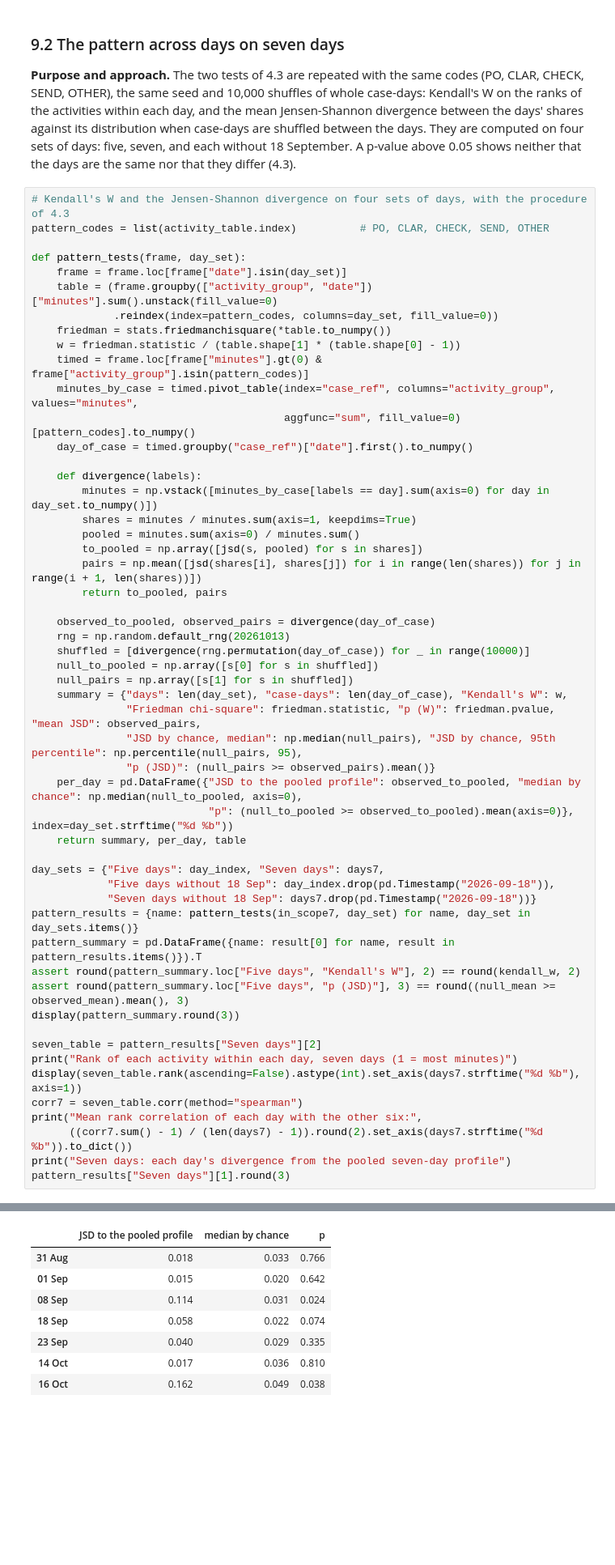
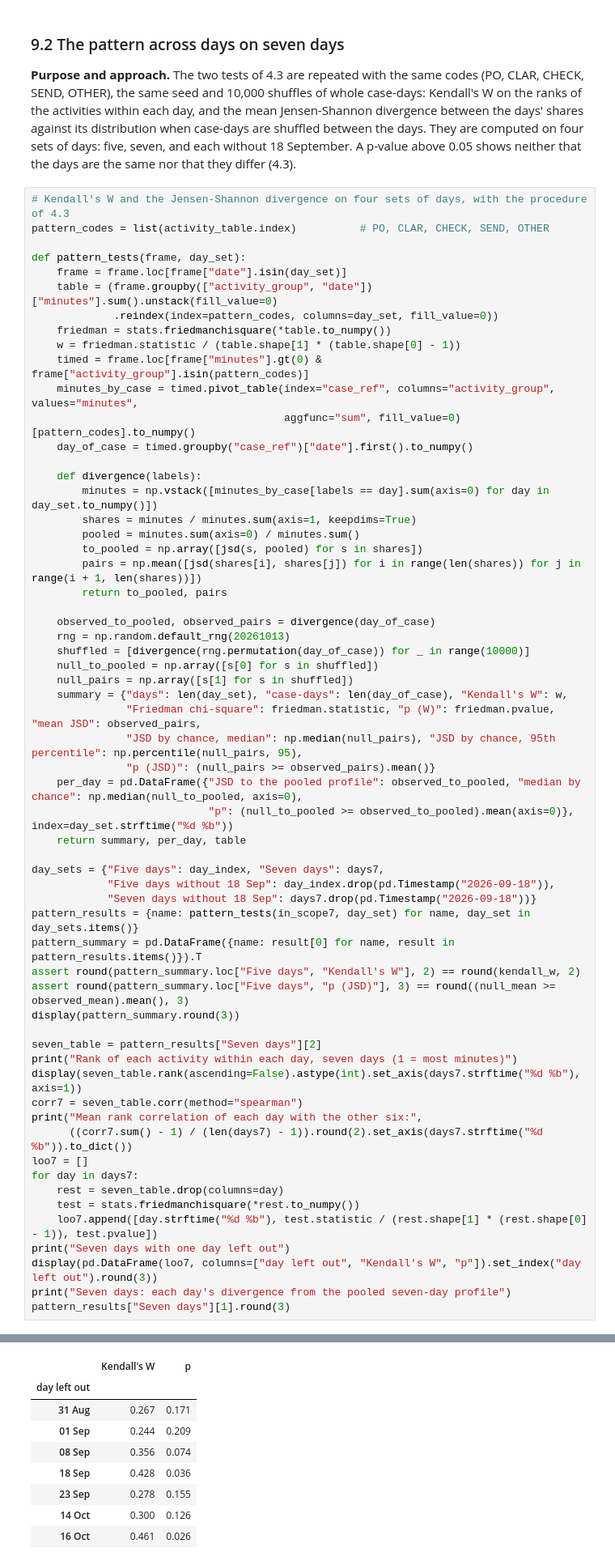
Before and after one commit to Luuuuuig/Bachelor-End-Project, a Jupyter notebook: Arno_Analysis_2026_10_02.ipynb, the cells around one changed output, grey strips where cells are left out. Shown at 81% size. Saved outputs shown, nothing was run; the diff lists cells and outputs as text; blank space fills up the shorter version.

```diff
--- a/Arno_Analysis_2026_10_02.ipynb
+++ b/Arno_Analysis_2026_10_02.ipynb
@@ -1460,6 +1460,13 @@ display(seven_table.rank(ascending=False).astype(int).set_axis(days7.strftime("%
 corr7 = seven_table.corr(method="spearman")
 print("Mean rank correlation of each day with the other six:",
       ((corr7.sum() - 1) / (len(days7) - 1)).round(2).set_axis(days7.strftime("%d %b")).to_dict())
+loo7 = []
+for day in days7:
+    rest = seven_table.drop(columns=day)
+    test = stats.friedmanchisquare(*rest.to_numpy())
+    loo7.append([day.strftime("%d %b"), test.statistic / (rest.shape[1] * (rest.shape[0] - 1)), test.pvalue])
+print("Seven days with one day left out")
+display(pd.DataFrame(loo7, columns=["day left out", "Kendall's W", "p"]).set_index("day left out").round(3))
 print("Seven days: each day's divergence from the pooled seven-day profile")
 pattern_results["Seven days"][1].round(3)
 # %% [output]
@@ -1481,8 +1488,9 @@ Seven days: each day's divergence from the pooled seven-day profile
-|  | JSD to the pooled profile | median by chance | p |
-| 31 Aug | 0.018 | 0.033 | 0.766 |
-| 01 Sep | 0.015 | 0.020 | 0.642 |
-| 08 Sep | 0.114 | 0.031 | 0.024 |
-| 18 Sep | 0.058 | 0.022 | 0.074 |
-| 23 Sep | 0.040 | 0.029 | 0.335 |
-| 14 Oct | 0.017 | 0.036 | 0.810 |
-| 16 Oct | 0.162 | 0.049 | 0.038 |
+|  | Kendall's W | p |
+| day left out |  |  |
+| 31 Aug | 0.267 | 0.171 |
+| 01 Sep | 0.244 | 0.209 |
+| 08 Sep | 0.356 | 0.074 |
+| 18 Sep | 0.428 | 0.036 |
+| 23 Sep | 0.278 | 0.155 |
+| 14 Oct | 0.300 | 0.126 |
+| 16 Oct | 0.461 | 0.026 |
```
Also changed, not shown: parts of 15 cells of this notebook, 1 other file.
